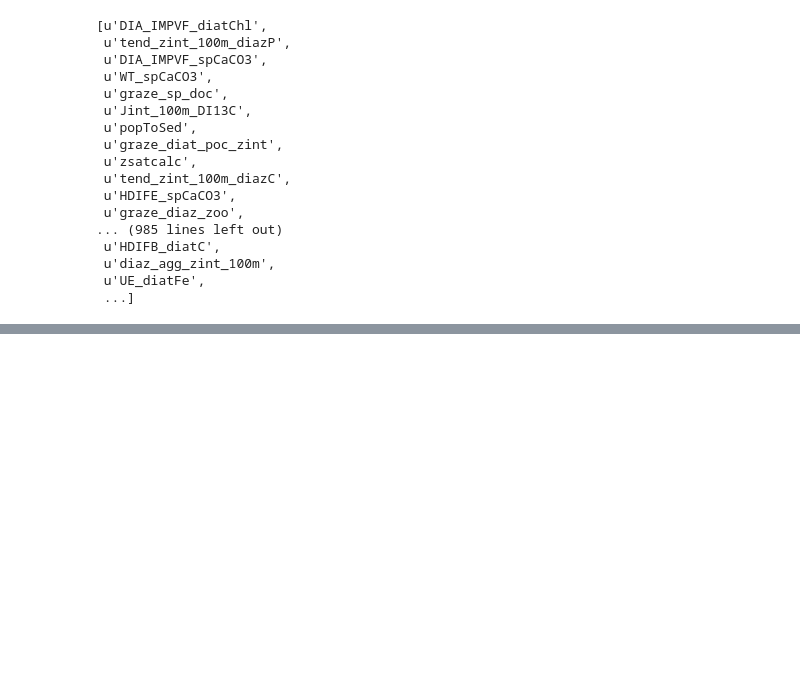
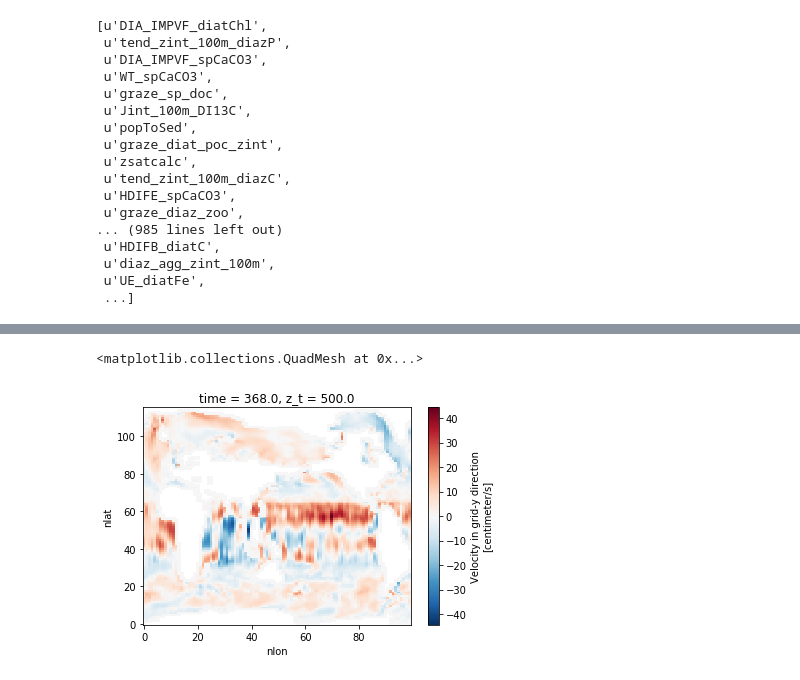
Before and after one commit to mnlevy1981/py_ncdiff, a Jupyter notebook: netCDF Comparison.ipynb, the cells around one changed output, grey strips where cells are left out. Saved outputs shown, nothing was run; the diff lists cells and outputs as text; code cells hidden in the pictures; blank space fills up the shorter version.

```diff
--- a/netCDF Comparison.ipynb
+++ b/netCDF Comparison.ipynb
@@ -7,13 +7,10 @@ import numpy as np
 # Setup logging so info / debug -> stdout instead of stderr
 py_ncdiff.init_logging()
 # %%
-#file1 = os.path.join(os.path.expanduser('~/'),'MARBL_data','POP_hist.nc')
-#file1 = os.path.join(os.path.sep,'sshfs','glade','scratch','baselines','single_run','C1850ECO.T62_g37.ciso.trunk_20180716.pop.h.0001-01-03.nc')
-file1 = os.path.join(os.path.expanduser('~/'),'tmp','C1850ECO.T62_g37.ciso.trunk_20180705.pop.h.0001-01-03.nc')
-file2 = os.path.join(os.path.expanduser('~/'),'tmp','C1850ECO.T62_g37.ciso.trunk_20180716.pop.h.0001-01-03.nc')
-#bad_file = os.path.expanduser('~/')+'MARBL_data/POP_hist2.nc'
+baseline_case = 'C1850ECO.T62_g37.ciso.trunk_20180716'
+new_case = 'C1850ECO.T62_g37.ciso.trunk_20180705'
 
+file1 = os.path.join(os.path.sep,'glade','scratch_new','mlevy',new_case,'run',new_case+'.pop.h.0001-01-03.nc')
+file2 = os.path.join(os.path.sep,'glade','scratch_new','mlevy','baselines','single_run',baseline_case+'.pop.h.0001-01-03.nc')
 test = py_ncdiff.netCDF_comp_class(file1, file2,quiet=True)
-#print("---")
-#bad_test = py_ncdiff.netCDF_comp_class(file1, bad_file)
 # %% [output]
@@ -55,0 +61,5 @@ test.diff_vars
+# %%
+test.baseline['ds']['VVEL'].isel(time=0,z_t=0).plot()
+# %% [output]
+<matplotlib.collections.QuadMesh at 0x...>
+[figure, added]
```
Also changed, not shown: parts of 3 cells of this notebook.
